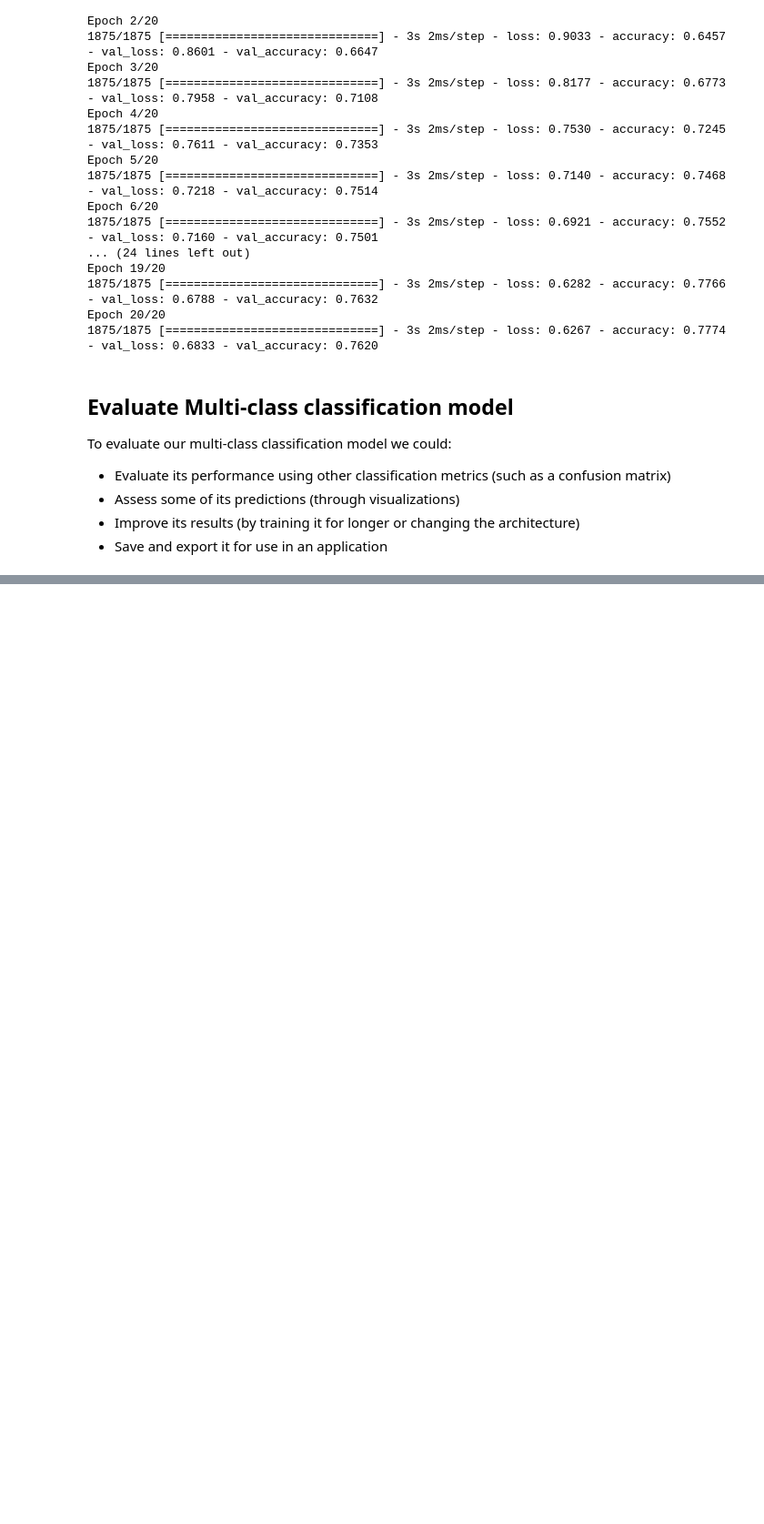
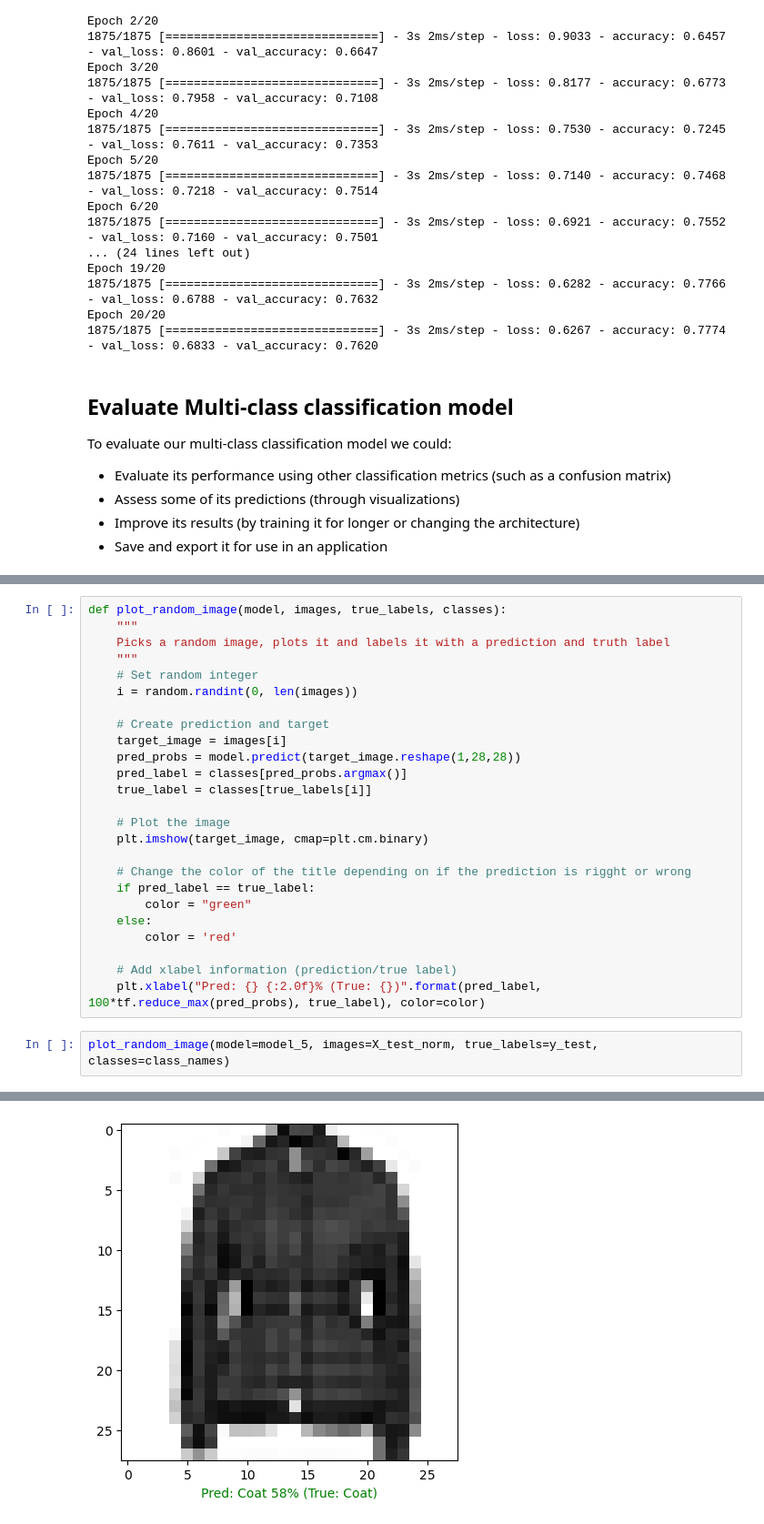
Before and after one commit to Abisoyesam/Deep-Learning-With-TensorFlow, a Jupyter notebook: 03 - Neural Network Classification/code/04 - Multiclass Classification.ipynb, the cells around one changed output, grey strips where cells are left out. Shown at 91% size. Cells and saved outputs as stored; diff of their text form; blank space fills up the shorter version.

```diff
--- a/03 - Neural Network Classification/code/04 - Multiclass Classification.ipynb
+++ b/03 - Neural Network Classification/code/04 - Multiclass Classification.ipynb
@@ -466,0 +591,28 @@ To evaluate our multi-class classification model we could:
+# %%
+def plot_random_image(model, images, true_labels, classes):
+    """
+    Picks a random image, plots it and labels it with a prediction and truth label
+    """
+    # Set random integer
+    i = random.randint(0, len(images))
+
+    # Create prediction and target
+    target_image = images[i]
+    pred_probs = model.predict(target_image.reshape(1,28,28))
+    pred_label = classes[pred_probs.argmax()]
+    true_label = classes[true_labels[i]]
+
+    # Plot the image
+    plt.imshow(target_image, cmap=plt.cm.binary)
+
+    # Change the color of the title depending on if the prediction is rigght or wrong
+    if pred_label == true_label:
+        color = "green"
+    else:
+        color = 'red'
+
+    # Add xlabel information (prediction/true label)
+    plt.xlabel("Pred: {} {:2.0f}% (True: {})".format(pred_label, 100*tf.reduce_max(pred_probs), true_label), color=color)
+# %%
+plot_random_image(model=model_5, images=X_test_norm, true_labels=y_test, classes=class_names)
+# %% [output]
@@ -466,0 +620 @@ To evaluate our multi-class classification model we could:
+[figure, added]
```
Also changed, not shown: parts of 15 cells of this notebook.
